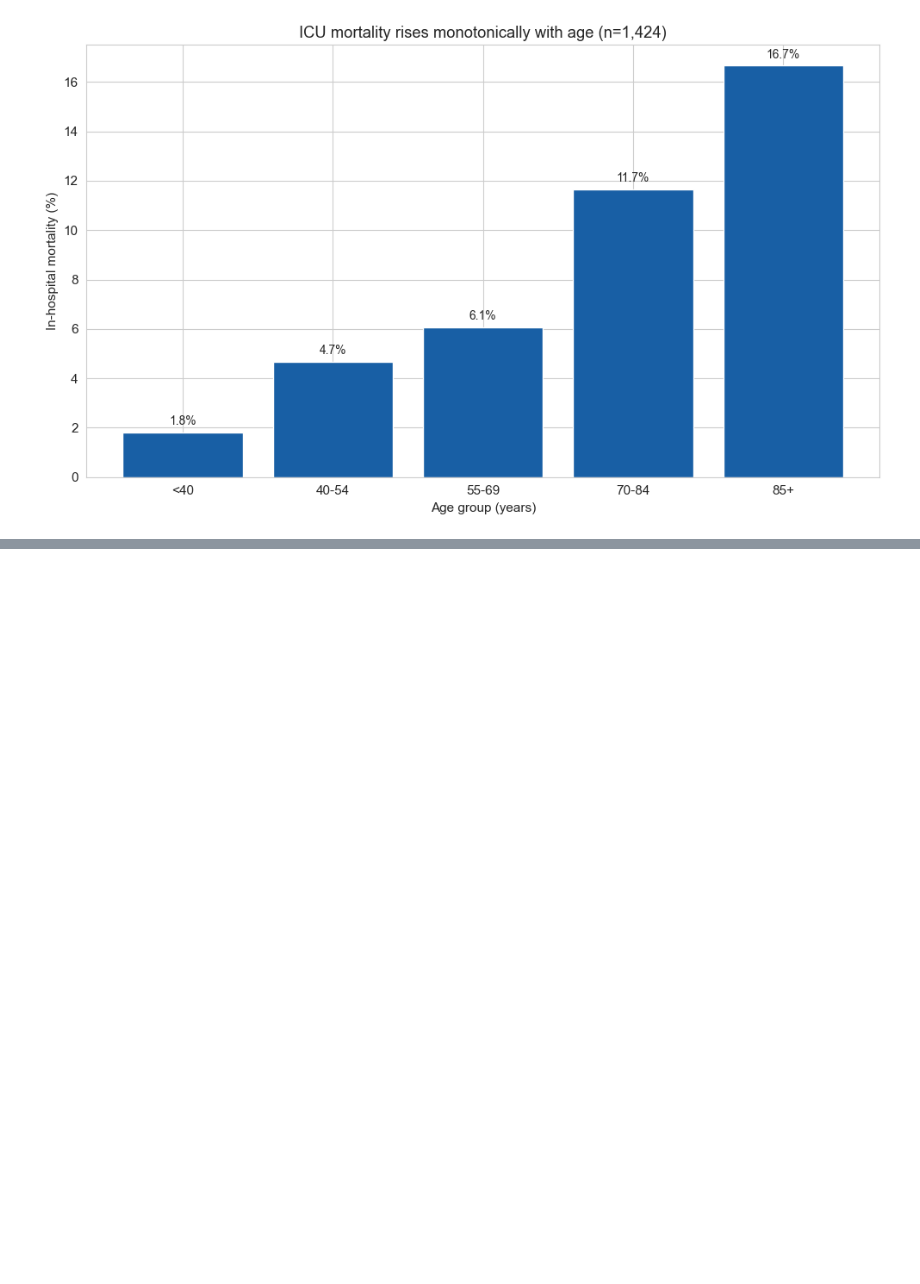
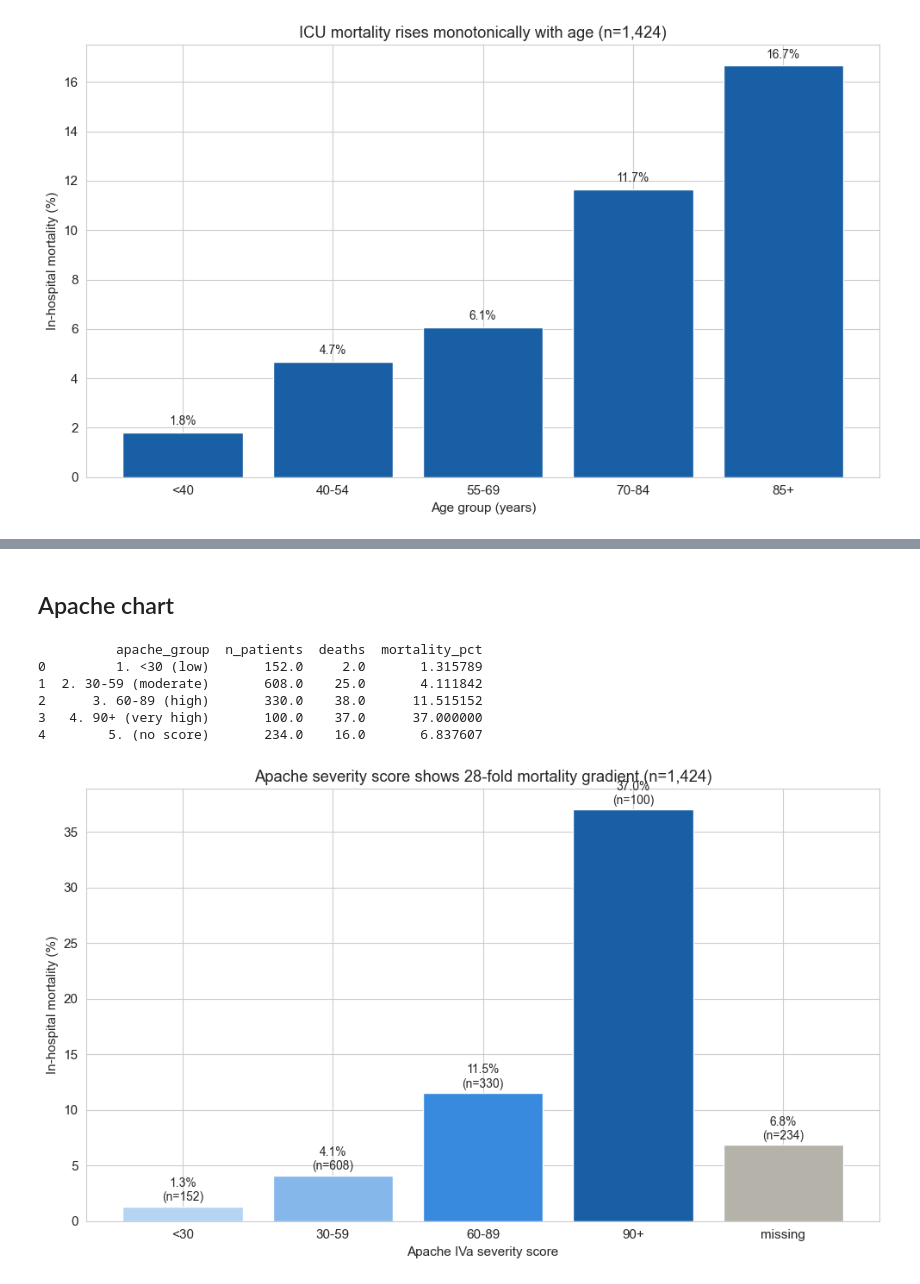
Before and after one commit to a-sereshki/eicu-mortality-prediction, a Jupyter notebook: notebooks/01_cohort_exploration.ipynb, the cells around one changed output, grey strips where cells are left out. Saved outputs shown, nothing was run; the diff lists cells and outputs as text; code cells hidden in the pictures; blank space fills up the shorter version.

```diff
--- a/notebooks/01_cohort_exploration.ipynb
+++ b/notebooks/01_cohort_exploration.ipynb
@@ -80,0 +119,70 @@ plt.show()
+# %% [markdown]
+## Apache chart
+# %%
+# Pull Apache IVa scores for cohort patients (requires JOIN with apachepatientresult)
+apache_query = """
+    SELECT
+        c.patientunitstayid,
+        c.hospitaldischargestatus,
+        a.apachescore
+    FROM cohort c
+    LEFT JOIN apachepatientresult a
+        ON c.patientunitstayid = a.patientunitstayid
+        AND a.apacheversion = 'IVa'
+"""
+cohort_with_apache = pd.read_sql(apache_query, engine)
+
+# Categorize by Apache score
+def apache_category(score):
+    if pd.isna(score):
+        return "5. (no score)"
+    elif score < 30:
+        return "1. <30 (low)"
+    elif score < 60:
+        return "2. 30-59 (moderate)"
+    elif score < 90:
+        return "3. 60-89 (high)"
+    else:
+        return "4. 90+ (very high)"
+
+cohort_with_apache["apache_group"] = cohort_with_apache["apachescore"].apply(apache_category)
+
+# Compute mortality by Apache group
+mortality_by_apache = (
+    cohort_with_apache.groupby("apache_group")
+    .apply(lambda g: pd.Series({
+        "n_patients": len(g),
+        "deaths": (g["hospitaldischargestatus"] == "Expired").sum(),
+        "mortality_pct": 100.0 * (g["hospitaldischargestatus"] == "Expired").sum() / len(g),
+    }))
+    .reset_index()
+    .sort_values("apache_group")
+)
+print(mortality_by_apache)
+
+# Plot — use a gradient from light to dark blue to convey increasing severity
+colors = ["#B5D4F4", "#85B7EB", "#378ADD", "#185FA5", "#B4B2A9"]
+clean_labels = ["<30", "30-59", "60-89", "90+", "missing"]
+
+fig, ax = plt.subplots(figsize=(10, 6))
+bars = ax.bar(clean_labels, mortality_by_apache["mortality_pct"], color=colors)
+ax.set_ylabel("In-hospital mortality (%)")
+ax.set_xlabel("Apache IVa severity score")
+ax.set_title("Apache severity score shows 28-fold mortality gradient (n=1,424)")
+
+# Annotate each bar
+for bar, row in zip(bars, mortality_by_apache.itertuples()):
+    ax.text(bar.get_x() + bar.get_width()/2, bar.get_height() + 0.5,
+            f"{row.mortality_pct:.1f}%\n(n={int(row.n_patients)})",
+            ha="center", fontsize=10)
+
+plt.tight_layout()
+plt.show()
+# %% [output]
+          apache_group  n_patients  deaths  mortality_pct
+0         1. <30 (low)       152.0     2.0       1.315789
+1  2. 30-59 (moderate)       608.0    25.0       4.111842
+2      3. 60-89 (high)       330.0    38.0      11.515152
+3   4. 90+ (very high)       100.0    37.0      37.000000
+4        5. (no score)       234.0    16.0       6.837607
+[figure, added]
```
Also changed, not shown: parts of 3 cells of this notebook.
